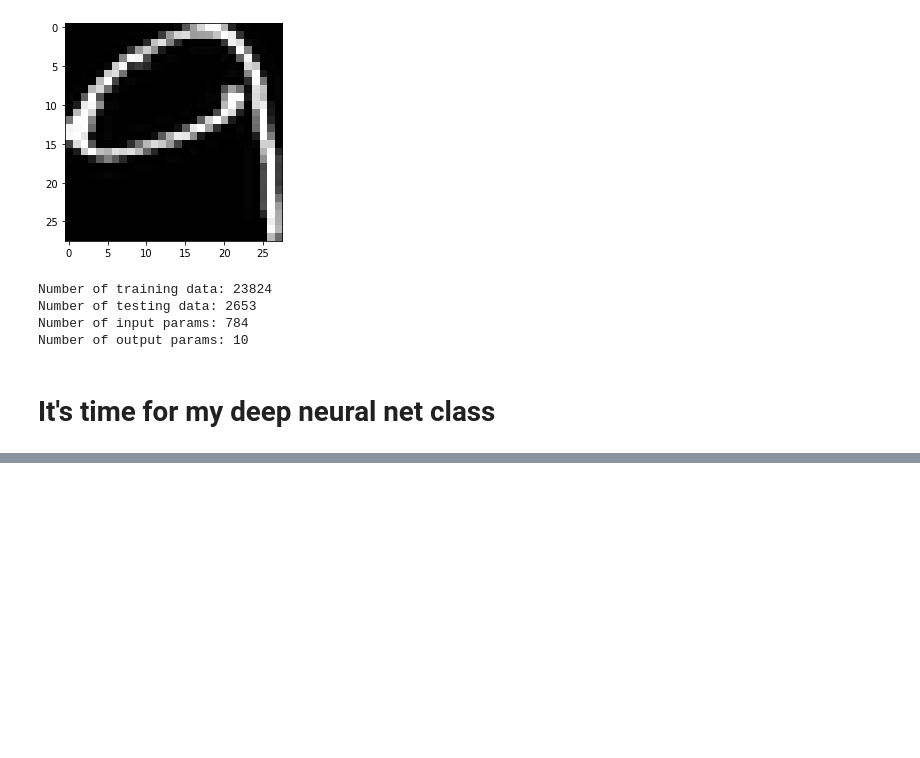
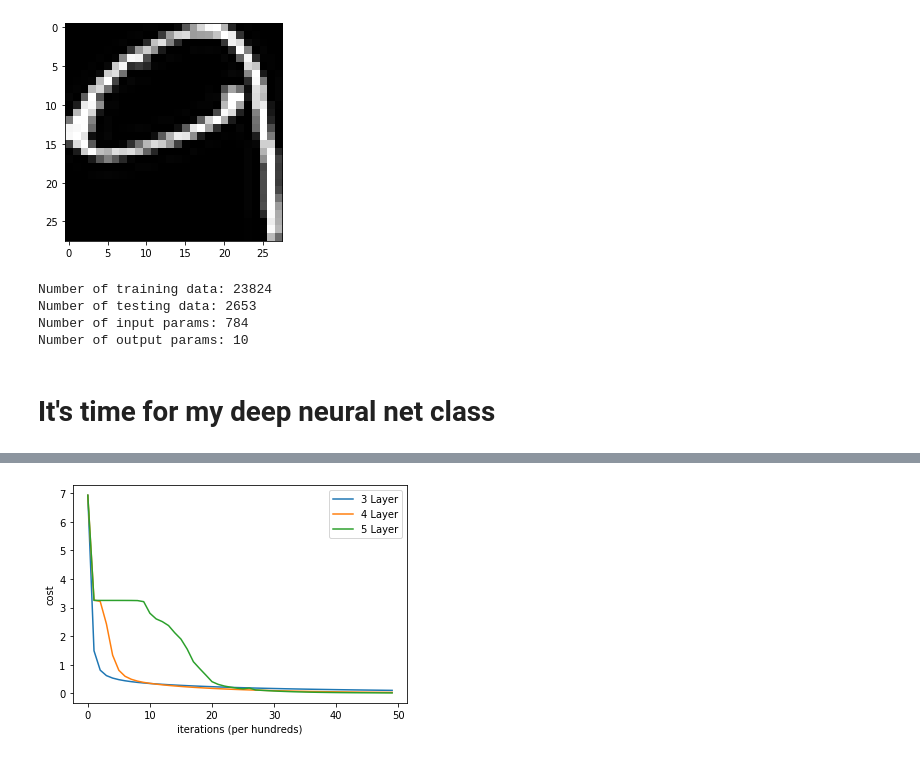
Before and after one commit to KhanShaheb34/Bangla-Handwritten-Digit-Recognition, a Jupyter notebook: BHDR_Deep_Neural_Net.ipynb, the cells around one changed output, grey strips where cells are left out. Saved outputs shown, nothing was run; the diff lists cells and outputs as text; code cells hidden in the pictures; blank space fills up the shorter version.

Commit message:
Test BHDR_DL with different layer sizes

```diff
--- a/BHDR_Deep_Neural_Net.ipynb
+++ b/BHDR_Deep_Neural_Net.ipynb
@@ -159,0 +195,10 @@ Score on Test data: 98.16057293629854%
+# %%
+plt.plot(np.squeeze(classifier.costs), label="3 Layer")
+plt.plot(np.squeeze(classifier2.costs), label="4 Layer")
+plt.plot(np.squeeze(classifier3.costs), label="5 Layer")
+plt.ylabel('cost')
+plt.xlabel('iterations (per hundreds)')
+plt.legend()
+plt.show()
+# %% [output]
+[figure, added]
```
Also changed, not shown: parts of 7 cells of this notebook.
